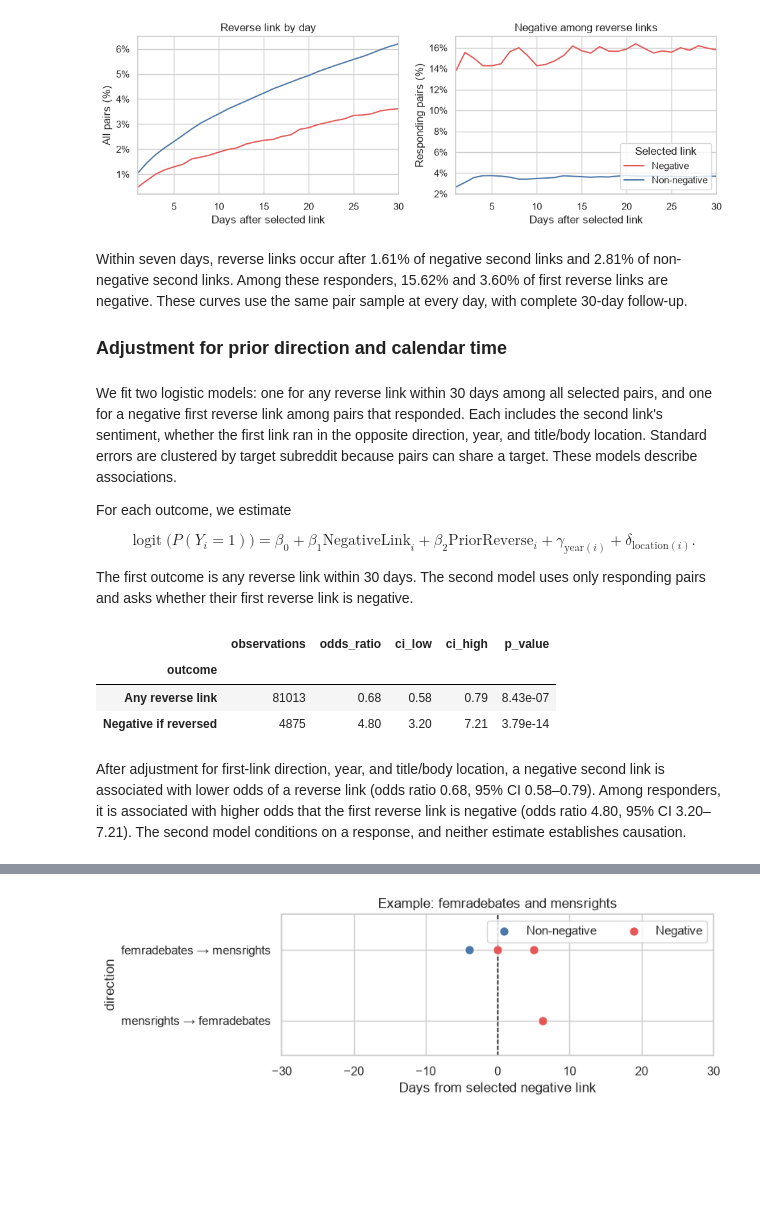
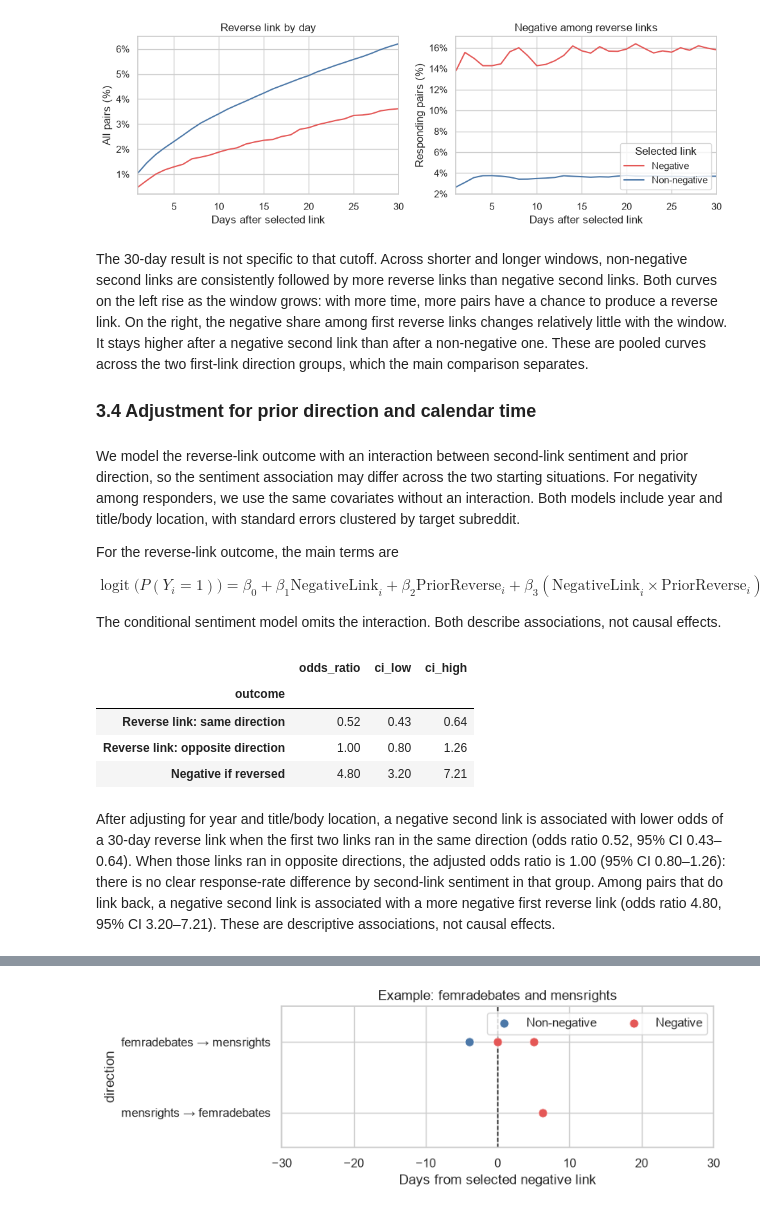
Before and after one commit to RomainFast121/ada_project, a Jupyter notebook: research_question_2.ipynb, the cells around one changed output, grey strips where cells are left out. Cells and saved outputs as stored; diff of their text form; code cells hidden in the pictures; blank space fills up the shorter version.

```diff
--- a/research_question_2.ipynb
+++ b/research_question_2.ipynb
@@ -267,7 +228,7 @@ by_direction["negative_given_reverse"] = (
 display(by_direction[["reverse_rate", "negative_given_reverse", "pairs", "reverse_30d"]]
         .style.format({"reverse_rate": "{:.2%}", "negative_given_reverse": "{:.2%}"}))
 
-fig, axes = plt.subplots(1, 2, figsize=(10, 3.5))
+fig, axes = plt.subplots(1, 2, figsize=(11, 3.5))
 plot_data = by_direction.reset_index()
 for ax, column, title, ylabel in [
     (axes[0], "reverse_rate", "Reverse link by first-link direction", "All pairs (%)"),
@@ -278,7 +239,11 @@ for ax, column, title, ylabel in [
     ax.yaxis.set_major_formatter(plt.FuncFormatter(lambda value, _: f"{value:.0%}"))
     ax.set(title=title, xlabel="First link relative to second", ylabel=ylabel)
     ax.legend_.remove()
-axes[1].legend(title="Second link", loc="upper left")
+baseline = links["LINK_SENTIMENT"].eq(-1).mean()
+axes[1].axhline(baseline, color="gray", linestyle="--", linewidth=1,
+                label=f"All links: {baseline:.2%} negative")
+axes[1].legend(title="Second link / benchmark", loc="upper left",
+               bbox_to_anchor=(1.02, 1), fontsize=8)
 fig.tight_layout()
 plt.show()
 # %% [output]
@@ -332,44 +344,60 @@ plt.show()
 |  | Non-negative | 6.21% | 3.69% | 75067 | 4660 |
 [figure]
 # %% [markdown]
-Within seven days, reverse links occur after 1.61% of negative second links and 2.81% of non-negative second links. Among these responders, 15.62% and 3.60% of first reverse links are negative. These curves use the same pair sample at every day, with complete 30-day follow-up.
+The 30-day result is not specific to that cutoff. Across shorter and longer windows, non-negative second links are consistently followed by more reverse links than negative second links. Both curves on the left rise as the window grows: with more time, more pairs have a chance to produce a reverse link. On the right, the negative share among first reverse links changes relatively little with the window. It stays higher after a negative second link than after a non-negative one. These are pooled curves across the two first-link direction groups, which the main comparison separates.
 
-### Adjustment for prior direction and calendar time
+### 3.4 Adjustment for prior direction and calendar time
 # %% [markdown]
-We fit two logistic models: one for any reverse link within 30 days among all selected pairs, and one for a negative first reverse link among pairs that responded. Each includes the second link's sentiment, whether the first link ran in the opposite direction, year, and title/body location. Standard errors are clustered by target subreddit because pairs can share a target. These models describe associations.
+We model the reverse-link outcome with an interaction between second-link sentiment and prior direction, so the sentiment association may differ across the two starting situations. For negativity among responders, we use the same covariates without an interaction. Both models include year and title/body location, with standard errors clustered by target subreddit.
 
-For each outcome, we estimate
+For the reverse-link outcome, the main terms are
 
-$$\operatorname{logit}\bigl(P(Y_i=1)\bigr)=\beta_0+\beta_1\mathrm{NegativeLink}_i+\beta_2\mathrm{PriorReverse}_i+\gamma_{\mathrm{year}(i)}+\delta_{\mathrm{location}(i)}.$$
+$$\operatorname{logit}\bigl(P(Y_i=1)\bigr)=\beta_0+\beta_1\mathrm{NegativeLink}_i+\beta_2\mathrm{PriorReverse}_i+\beta_3(\mathrm{NegativeLink}_i\times\mathrm{PriorReverse}_i)+\gamma_{\mathrm{year}(i)}+\delta_{\mathrm{location}(i)}.$$
 
-The first outcome is any reverse link within 30 days. The second model uses only responding pairs and asks whether their first reverse link is negative.
+The conditional sentiment model omits the interaction. Both describe associations, not causal effects.
 # %%
-# Fit the same covariates for both response outcomes.
+# Allow the sentiment association with a reverse link to differ by prior direction.
 events["negative_link"] = events["negative_event"].astype(int)
+events["prior_reverse_int"] = events["prior_reverse"].astype(int)
 events["year"] = events["time"].dt.year.astype(str)
 events["reverse_outcome"] = events["reverse_30d"].astype(int)
 events["negative_reverse_outcome"] = events["negative_reverse_30d"].astype(int)
-formula = "OUTCOME ~ negative_link + prior_reverse + C(year) + C(LOCATION)"
-models = []
-for label, sample, outcome in [
-    ("Any reverse link", events, "reverse_outcome"),
-    ("Negative if reversed", events.loc[events["reverse_30d"]], "negative_reverse_outcome")
-]:
-    model = smf.logit(formula.replace("OUTCOME", outcome), data=sample).fit(
-        disp=False, cov_type="cluster", cov_kwds={"groups": sample["TARGET_SUBREDDIT"]})
-    low, high = model.conf_int().loc["negative_link"]
-    models.append({"outcome": label, "observations": len(sample),
-                   "odds_ratio": np.exp(model.params["negative_link"]),
-                   "ci_low": np.exp(low), "ci_high": np.exp(high),
-                   "p_value": model.pvalues["negative_link"]})
-model_table = pd.DataFrame(models).set_index("outcome")
-display(model_table.style.format({"odds_ratio": "{:.2f}", "ci_low": "{:.2f}",
-                                  "ci_high": "{:.2f}", "p_value": "{:.3g}"}))
+
+reverse_model = smf.logit(
+    "reverse_outcome ~ negative_link * prior_reverse_int + C(year) + C(LOCATION)",
+    data=events).fit(disp=False, cov_type="cluster",
+                     cov_kwds={"groups": events["TARGET_SUBREDDIT"]})
+responders = events.loc[events["reverse_30d"]]
+sentiment_model = smf.logit(
+    "negative_reverse_outcome ~ negative_link + prior_reverse_int + C(year) + C(LOCATION)",
+    data=responders).fit(disp=False, cov_type="cluster",
+                         cov_kwds={"groups": responders["TARGET_SUBREDDIT"]})
+
+# The negative-link coefficient is for same-direction pairs; add the interaction for opposite-direction pairs.
+base = reverse_model.params["negative_link"]
+interaction = reverse_model.params["negative_link:prior_reverse_int"]
+cov = reverse_model.cov_params()
+same_se = np.sqrt(cov.loc["negative_link", "negative_link"])
+opposite_se = np.sqrt(cov.loc["negative_link", "negative_link"]
+                      + cov.loc["negative_link:prior_reverse_int", "negative_link:prior_reverse_int"]
+                      + 2 * cov.loc["negative_link", "negative_link:prior_reverse_int"])
+sentiment_beta = sentiment_model.params["negative_link"]
+sentiment_se = sentiment_model.bse["negative_link"]
+model_rows = [("Reverse link: same direction", base, same_se),
+              ("Reverse link: opposite direction", base + interaction, opposite_se),
+              ("Negative if reversed", sentiment_beta, sentiment_se)]
+model_table = pd.DataFrame([
+    {"outcome": label, "odds_ratio": np.exp(beta),
+     "ci_low": np.exp(beta - 1.96 * se), "ci_high": np.exp(beta + 1.96 * se)}
+    for label, beta, se in model_rows]).set_index("outcome")
+display(model_table.style.format({"odds_ratio": "{:.2f}",
+                                  "ci_low": "{:.2f}", "ci_high": "{:.2f}"}))
 # %% [output]
-|  | observations | odds_ratio | ci_low | ci_high | p_value |
-| outcome |  |  |  |  |  |
-| Any reverse link | 81013 | 0.68 | 0.58 | 0.79 | 8.43e-07 |
-| Negative if reversed | 4875 | 4.80 | 3.20 | 7.21 | 3.79e-14 |
+|  | odds_ratio | ci_low | ci_high |
+| outcome |  |  |  |
+| Reverse link: same direction | 0.52 | 0.43 | 0.64 |
+| Reverse link: opposite direction | 1.00 | 0.80 | 1.26 |
+| Negative if reversed | 4.80 | 3.20 | 7.21 |
 # %% [markdown]
-After adjustment for first-link direction, year, and title/body location, a negative second link is associated with lower odds of a reverse link (odds ratio 0.68, 95% CI 0.58–0.79). Among responders, it is associated with higher odds that the first reverse link is negative (odds ratio 4.80, 95% CI 3.20–7.21). The second model conditions on a response, and neither estimate establishes causation.
+After adjusting for year and title/body location, a negative second link is associated with lower odds of a 30-day reverse link when the first two links ran in the same direction (odds ratio 0.52, 95% CI 0.43–0.64). When those links ran in opposite directions, the adjusted odds ratio is 1.00 (95% CI 0.80–1.26): there is no clear response-rate difference by second-link sentiment in that group. Among pairs that do link back, a negative second link is associated with a more negative first reverse link (odds ratio 4.80, 95% CI 3.20–7.21). These are descriptive associations, not causal effects.
 # %% [markdown]
```
Also changed, not shown: parts of 16 cells of this notebook.
